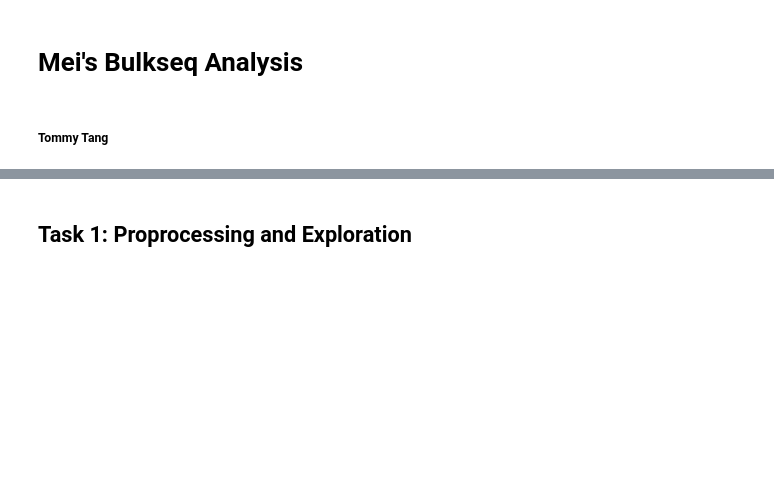
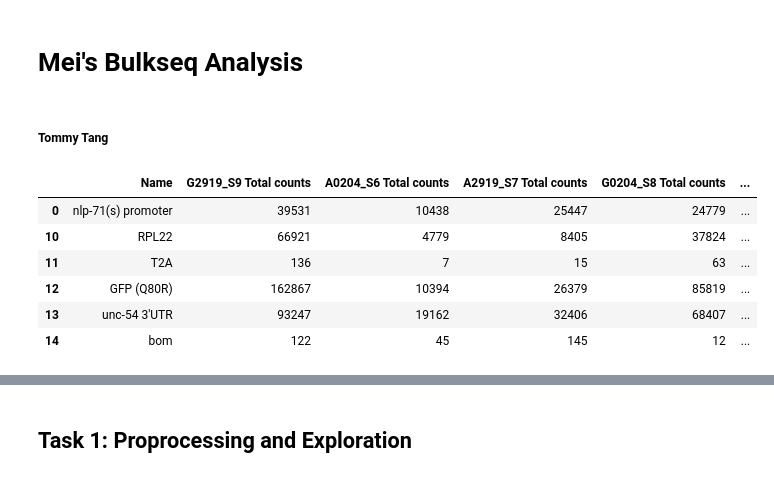
Before and after one commit to Tommytang111/trapseq_analysis, a Jupyter notebook: notebooks/RNAseq_analysis.ipynb, the cells around one changed output, grey strips where cells are left out. Drawn from its saved outputs; the diff is of its cells as text; code cells hidden in the pictures; blank space fills up the shorter version.

```diff
--- a/RNAseq_analysis.ipynb
+++ b/notebooks/RNAseq_analysis.ipynb
@@ -15,3 +15,18 @@ import io
 from typing import Union
 from scipy.stats import chi2_contingency, chi2
 import itertools
+# %%
+#Quick Request from Mei - To be deleted
+df2 = pd.read_excel('/mnt/c/Users/tommy/OneDrive/Documents/My_Documents/Work/LTRI/Zhen Lab/Projects/TRAPseq and Bulkseq/Data/Mei_RNASeq_Analysis_April212026/Expression Browser_GFP_mapped.xlsx', sheet_name=0)
+df_raw = pd.concat([df2.Name, df2.filter(like="Total counts")], axis=1)
+df_raw_filtered = df_raw[(df_raw.filter(like="Total counts") > 1).all(axis=1)]
+# %%
+df_raw_filtered
+# %% [output]
+|  | Name | G2919_S9 Total counts | A0204_S6 Total counts | A2919_S7 Total counts | G0204_S8 Total counts | ... |
+| 0 | nlp-71(s) promoter | 39531 | 10438 | 25447 | 24779 | ... |
+| 10 | RPL22 | 66921 | 4779 | 8405 | 37824 | ... |
+| 11 | T2A | 136 | 7 | 15 | 63 | ... |
+| 12 | GFP (Q80R) | 162867 | 10394 | 26379 | 85819 | ... |
+| 13 | unc-54 3'UTR | 93247 | 19162 | 32406 | 68407 | ... |
+| 14 | bom | 122 | 45 | 145 | 12 | ... |
```
Also changed, not shown: parts of 10 cells of this notebook, 2 other files.
